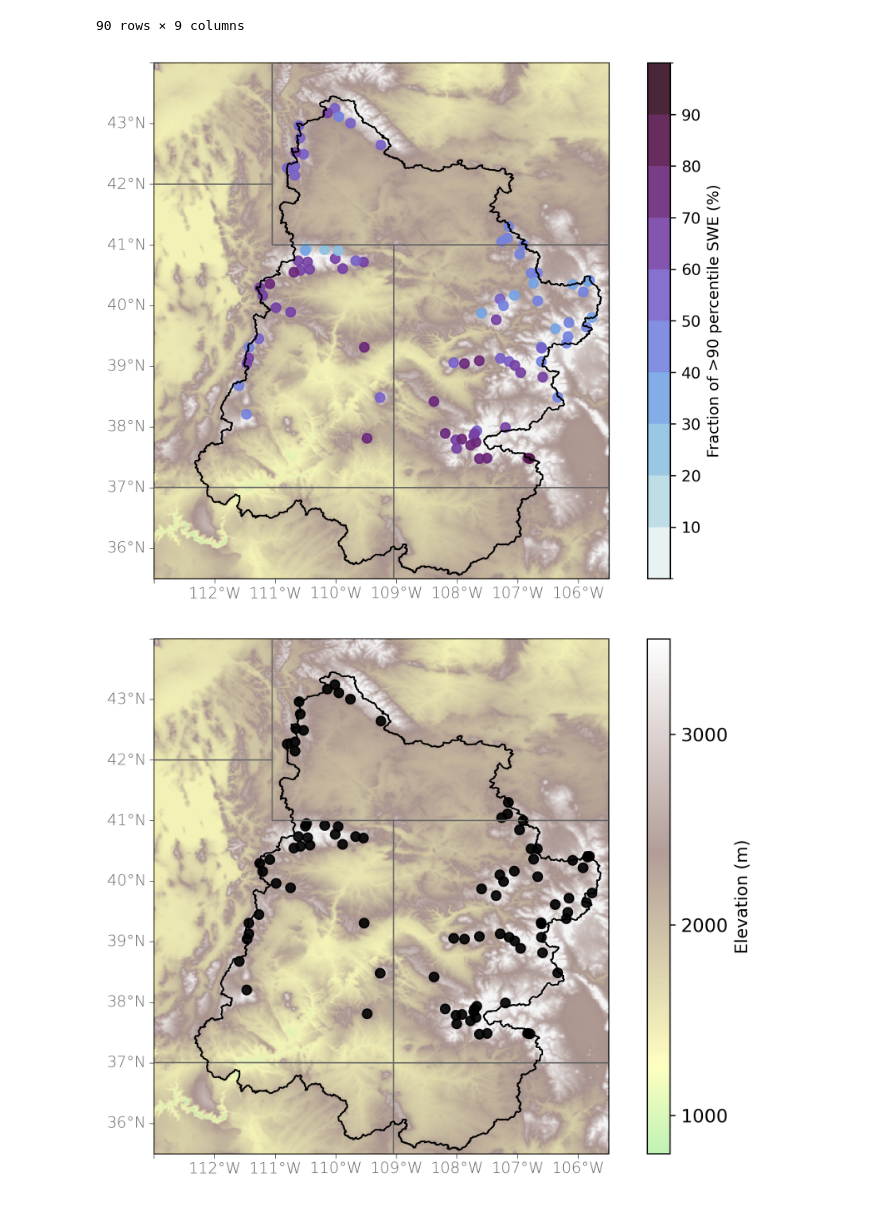
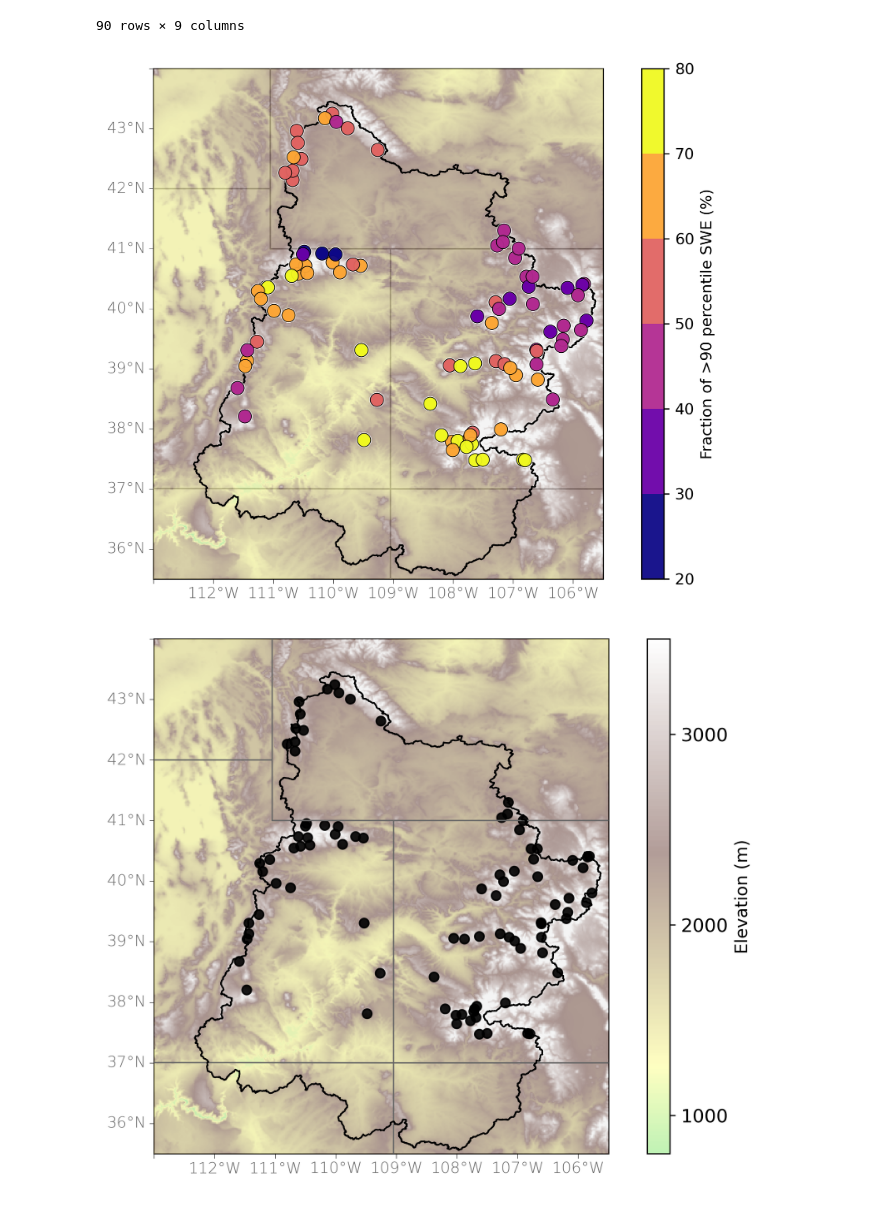
Before and after one commit to dlnash/UCRB_SNOTEL_trajectories, a Jupyter notebook: analysis/SNOTEL_AR_contribution_map.ipynb, the cells around one changed output. Drawn from its saved outputs; the diff is of its cells as text; code cells hidden in the pictures.

```diff
--- a/analysis/SNOTEL_AR_contribution_map.ipynb
+++ b/analysis/SNOTEL_AR_contribution_map.ipynb
@@ -71,48 +71,57 @@ gs = GridSpec(
     wspace=0.15,
     hspace=0.03,
 )
 
 # Add color bar axis
 cbax = fig.add_subplot(gs[0,-1])
 
 ## Add axis for plot
 ax = fig.add_subplot(gs[0,0], projection=mapcrs)
 ax = draw_basemap(ax, extent=ext1, xticks=dx, yticks=dy,left_lats=True, right_lats=False, bottom_lons=True, mask_ocean=False, coastline=False)
 
 # topo with gray shading
 cs = plot_terrain(ax, ext1, vmax=3500, greyscale=False)
 
 # add choropleth watershed fraction
-cbarticks = [10, 20, 30, 40, 50, 60, 70, 80, 90]
-cmap, norm, bnds = ccmap.cmap_segmented(cmo.dense, np.arange(0, 110, 10))
+cbarticks = [20, 30, 40, 50, 60, 70, 80]
+cmap = plt.get_cmap("plasma")
+cmap, norm, bnds = ccmap.cmap_segmented(cmap, np.arange(20, 90, 10))
 col_name = 'AR_fraction_extreme_SWE'
-sc = ax.scatter(
-    df['longitude'],
-    df['latitude'],
-    c=df[col_name],
-    cmap=cmap,
-    norm=norm,
-    alpha=0.9,
-    transform=datacrs,   # <-- critical for Cartopy
-    zorder=101,
-)
+
+lw_lst = [1.25, 0.5]
+ec_lst = ['white', 'black']
+zorder_lst = [101, 102]
+
+for (lw, ec, zorder) in zip(lw_lst, ec_lst, zorder_lst):
+    sc = ax.scatter(
+        df['longitude'],
+        df['latitude'],
+        c=df[col_name],
+        edgecolor=ec, linewidth=lw,
+        s=75,
+        cmap=cmap,
+        norm=norm,
+        alpha=0.95,
+        transform=datacrs,   # <-- critical for Cartopy
+        zorder=zorder,
+    )
 
 cbar = plt.colorbar(sc, cax=cbax)
 cbar.set_label(f"Fraction of >{percentile} percentile SWE (%)")
 cbar.set_ticks(cbarticks)
 
-ax.add_feature(cfeature.STATES, edgecolor='0.4', linewidth=0.8, zorder=199)
+ax.add_feature(cfeature.STATES, edgecolor='0.4', linewidth=0.8, zorder=99)
 
 # Plot HU2
 HU2_poly.crs = 'epsg:4326'
 feature = ShapelyFeature(HU2_poly.geometry, ccrs.PlateCarree(),
                          edgecolor='k', facecolor='none', linewidth=1.)
-ax.add_feature(feature, zorder=200)
+ax.add_feature(feature, zorder=100)
 
 
 fig.savefig('%s.%s' %(fname, fmt), bbox_inches='tight', dpi=fig.dpi)
 # %% [output]
-[figure, old version]
+[figure, new version]
 # %%
 # Set up projection
 datacrs = ccrs.PlateCarree()  ## the projection the data is in
```
Also changed, not shown: 1 other file.
